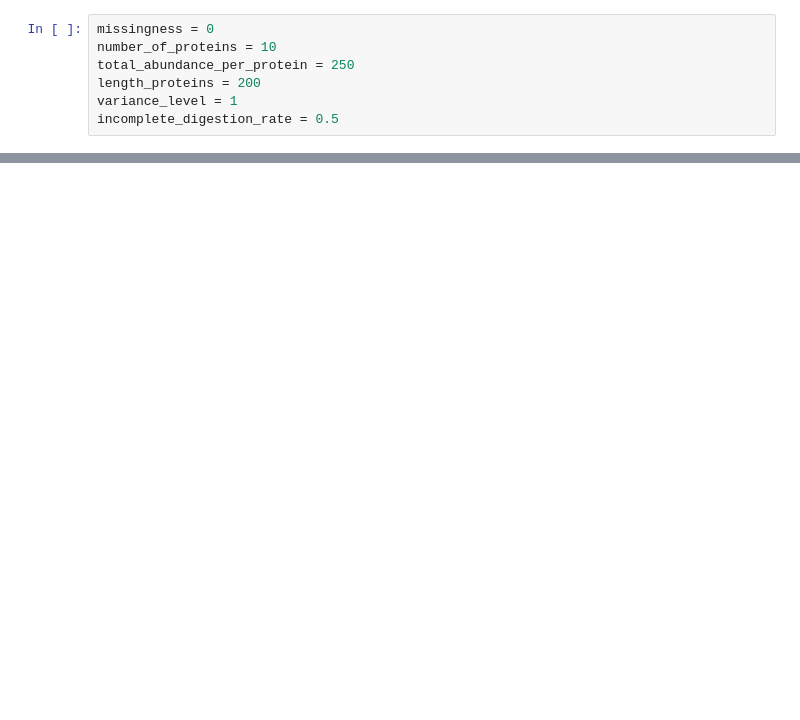
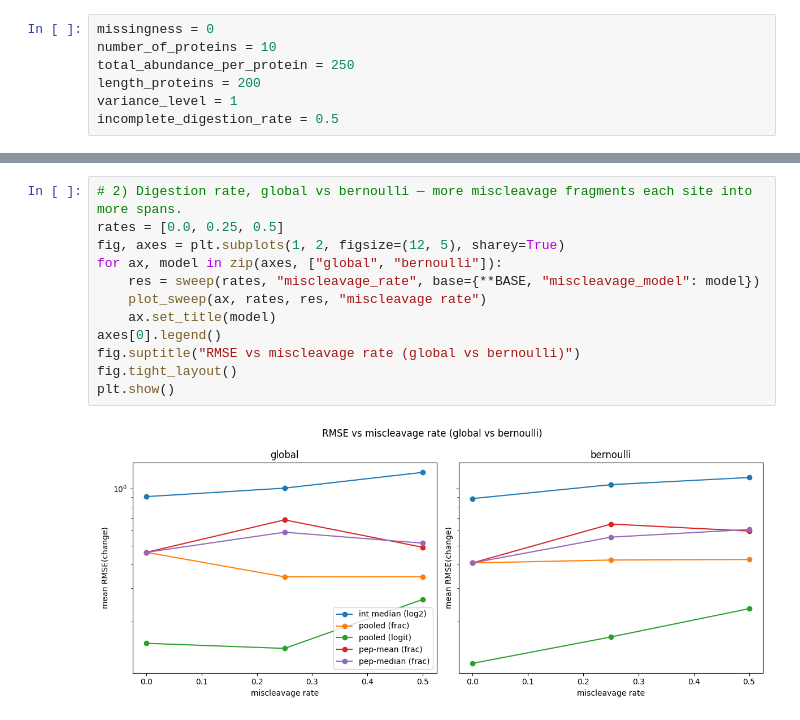
Before and after one commit to pcruzparri/QuantProteomicsSimBox, a Jupyter notebook: src/quantproteomicssimbox/playground.ipynb, the cells around one changed output, grey strips where cells are left out. Drawn from its saved outputs; the diff is of its cells as text; blank space fills up the shorter version.

```diff
--- a/src/quantproteomicssimbox/playground.ipynb
+++ b/src/quantproteomicssimbox/playground.ipynb
@@ -121,0 +199,14 @@ Text(0, 0.5, 'RMSE(log2FC)')
+# %%
+# 2) Digestion rate, global vs bernoulli — more miscleavage fragments each site into more spans.
+rates = [0.0, 0.25, 0.5]
+fig, axes = plt.subplots(1, 2, figsize=(12, 5), sharey=True)
+for ax, model in zip(axes, ["global", "bernoulli"]):
+    res = sweep(rates, "miscleavage_rate", base={**BASE, "miscleavage_model": model})
+    plot_sweep(ax, rates, res, "miscleavage rate")
+    ax.set_title(model)
+axes[0].legend()
+fig.suptitle("RMSE vs miscleavage rate (global vs bernoulli)")
+fig.tight_layout()
+plt.show()
+# %% [output]
+[figure, added]
```
Also changed, not shown: parts of 16 cells of this notebook, 11 other files.
